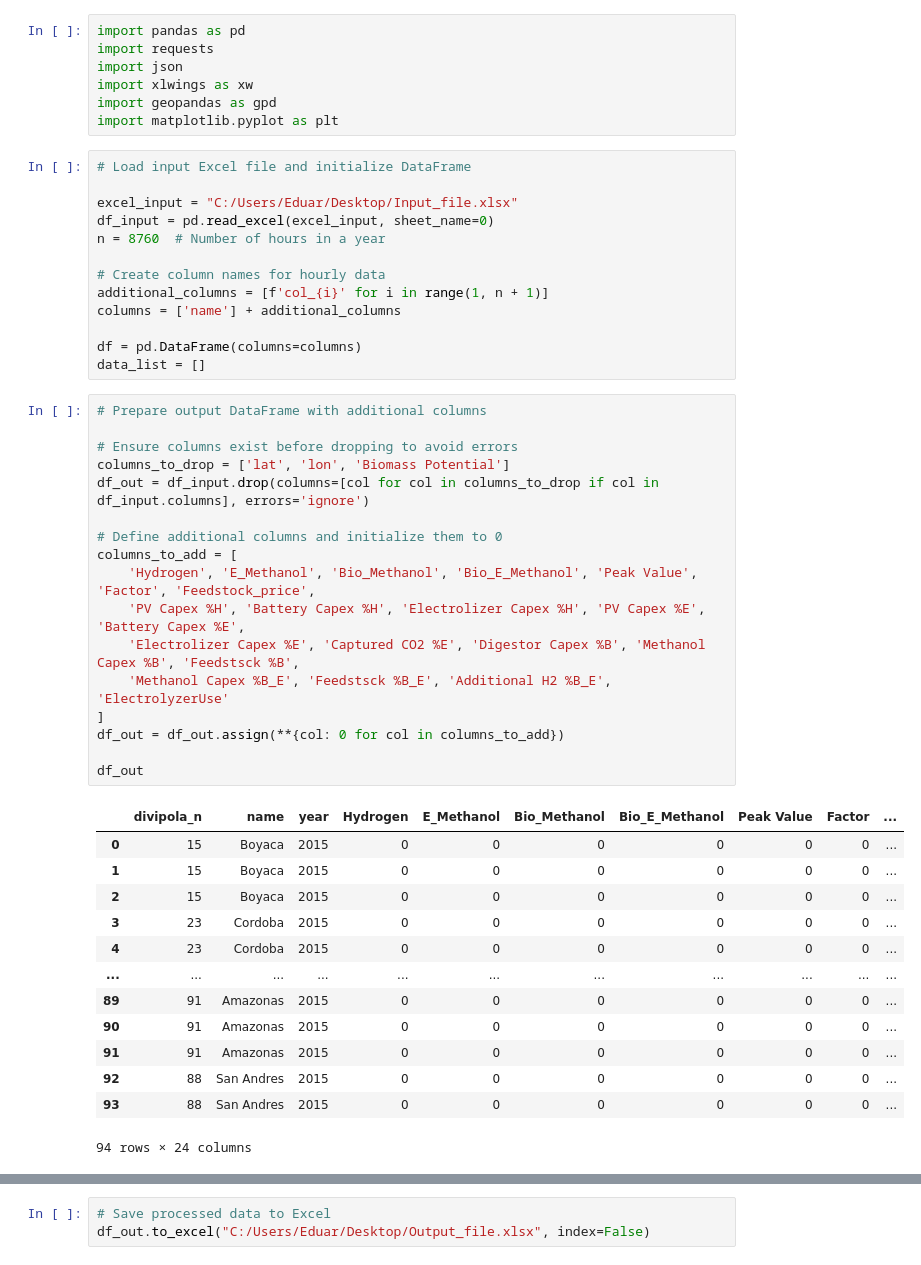
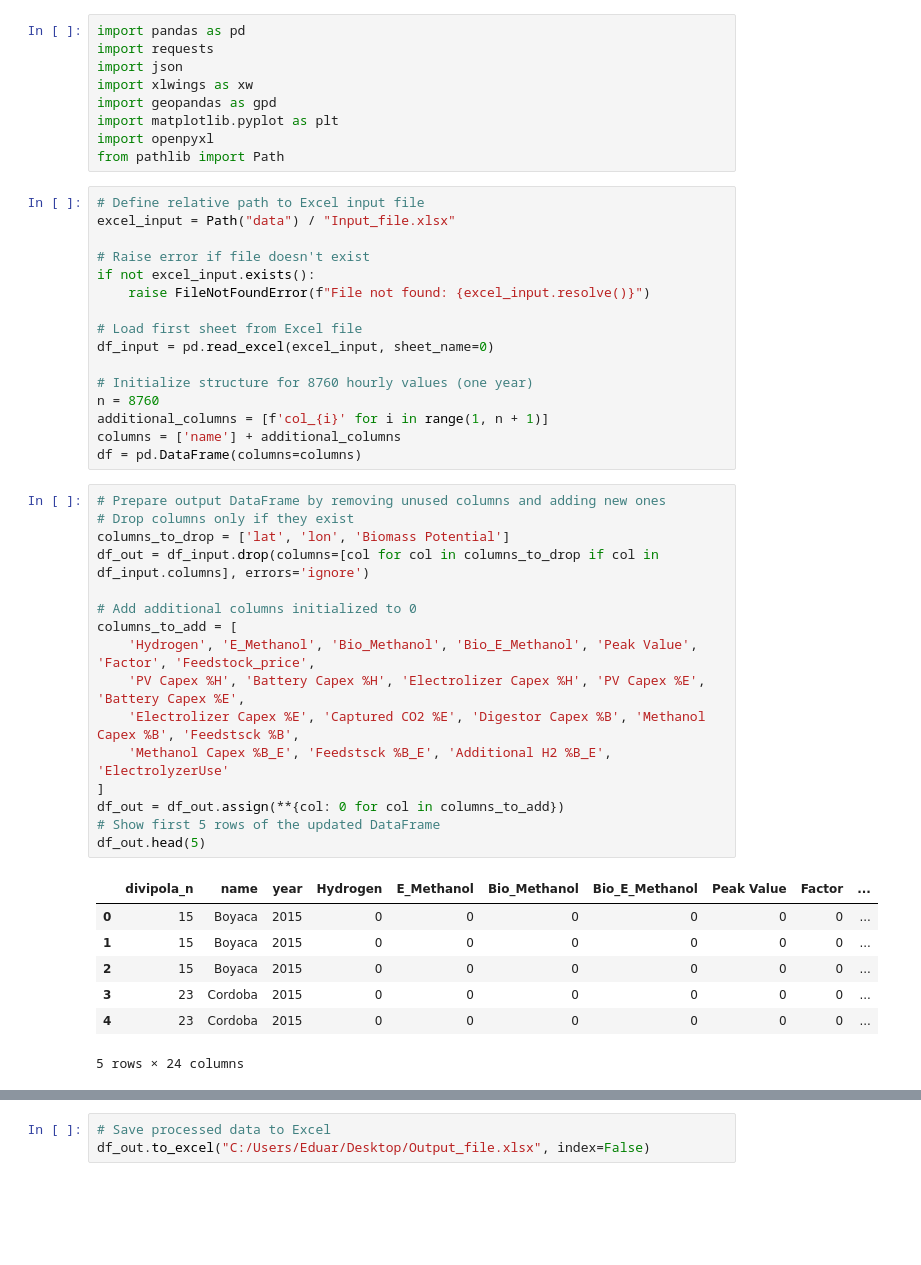
Before and after one commit to eduardebh/GreenMethanolProduction, a Jupyter notebook: Script_automation3.ipynb, the cells around one changed output, grey strips where cells are left out. Saved outputs shown, nothing was run; the diff lists cells and outputs as text; blank space fills up the shorter version.

```diff
--- a/Script_automation3.ipynb
+++ b/Script_automation3.ipynb
@@ -5,49 +5,47 @@ import json
 import xlwings as xw
 import geopandas as gpd
 import matplotlib.pyplot as plt
+import openpyxl
+from pathlib import Path
 # %%
-# Load input Excel file and initialize DataFrame
+# Define relative path to Excel input file
+excel_input = Path("data") / "Input_file.xlsx"
 
-excel_input = "C:/Users/Eduar/Desktop/Input_file.xlsx"
+# Raise error if file doesn't exist
+if not excel_input.exists():
+    raise FileNotFoundError(f"File not found: {excel_input.resolve()}")
+
+# Load first sheet from Excel file
 df_input = pd.read_excel(excel_input, sheet_name=0)
-n = 8760  # Number of hours in a year
 
-# Create column names for hourly data
+# Initialize structure for 8760 hourly values (one year)
+n = 8760
 additional_columns = [f'col_{i}' for i in range(1, n + 1)]
 columns = ['name'] + additional_columns
-
 df = pd.DataFrame(columns=columns)
-data_list = []
 # %%
-# Prepare output DataFrame with additional columns
-
-# Ensure columns exist before dropping to avoid errors
+# Prepare output DataFrame by removing unused columns and adding new ones
+# Drop columns only if they exist
 columns_to_drop = ['lat', 'lon', 'Biomass Potential']
 df_out = df_input.drop(columns=[col for col in columns_to_drop if col in df_input.columns], errors='ignore')
 
-# Define additional columns and initialize them to 0
+# Add additional columns initialized to 0
 columns_to_add = [
     'Hydrogen', 'E_Methanol', 'Bio_Methanol', 'Bio_E_Methanol', 'Peak Value', 'Factor', 'Feedstock_price',
     'PV Capex %H', 'Battery Capex %H', 'Electrolizer Capex %H', 'PV Capex %E', 'Battery Capex %E',
     'Electrolizer Capex %E', 'Captured CO2 %E', 'Digestor Capex %B', 'Methanol Capex %B', 'Feedstsck %B',
     'Methanol Capex %B_E', 'Feedstsck %B_E', 'Additional H2 %B_E', 'ElectrolyzerUse'
 ]
 df_out = df_out.assign(**{col: 0 for col in columns_to_add})
-
-df_out
+# Show first 5 rows of the updated DataFrame
+df_out.head(5)
 # %% [output]
 |  | divipola_n | name | year | Hydrogen | E_Methanol | Bio_Methanol | Bio_E_Methanol | Peak Value | Factor | ... |
 | 0 | 15 | Boyaca | 2015 | 0 | 0 | 0 | 0 | 0 | 0 | ... |
 | 1 | 15 | Boyaca | 2015 | 0 | 0 | 0 | 0 | 0 | 0 | ... |
 | 2 | 15 | Boyaca | 2015 | 0 | 0 | 0 | 0 | 0 | 0 | ... |
 | 3 | 23 | Cordoba | 2015 | 0 | 0 | 0 | 0 | 0 | 0 | ... |
 | 4 | 23 | Cordoba | 2015 | 0 | 0 | 0 | 0 | 0 | 0 | ... |
-| ... | ... | ... | ... | ... | ... | ... | ... | ... | ... | ... |
-| 89 | 91 | Amazonas | 2015 | 0 | 0 | 0 | 0 | 0 | 0 | ... |
-| 90 | 91 | Amazonas | 2015 | 0 | 0 | 0 | 0 | 0 | 0 | ... |
-| 91 | 91 | Amazonas | 2015 | 0 | 0 | 0 | 0 | 0 | 0 | ... |
-| 92 | 88 | San Andres | 2015 | 0 | 0 | 0 | 0 | 0 | 0 | ... |
-| 93 | 88 | San Andres | 2015 | 0 | 0 | 0 | 0 | 0 | 0 | ... |
-94 rows × 24 columns
+5 rows × 24 columns
 # %%
 # Fetch solar radiation data from PVGIS API
```
Also changed, not shown: parts of 4 cells of this notebook, 2 other files.
